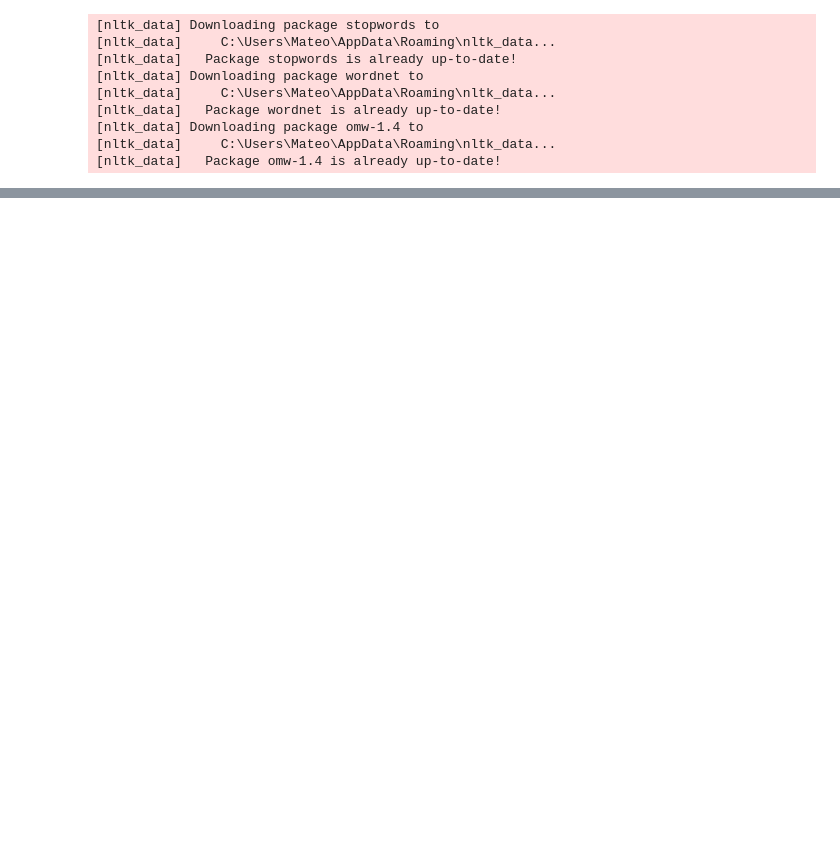
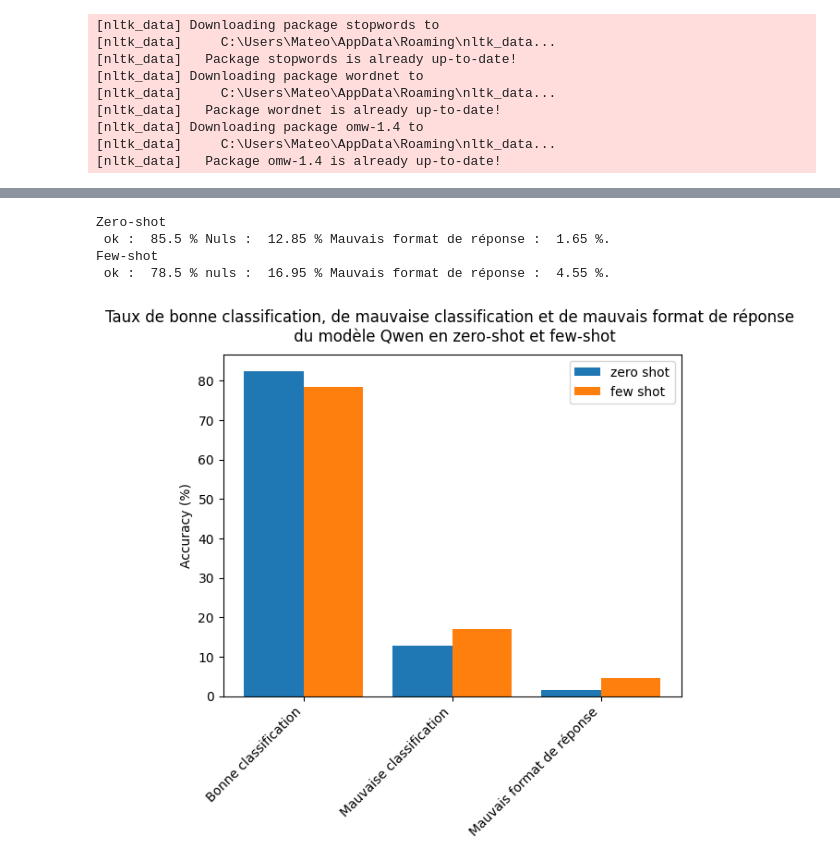
Before and after one commit to MelFleury/ProjetTAL, a Jupyter notebook: Classification_opinion_films.ipynb, the cells around one changed output, grey strips where cells are left out. Saved outputs shown, nothing was run; the diff lists cells and outputs as text; code cells hidden in the pictures; blank space fills up the shorter version.

```diff
--- a/Classification_opinion_films.ipynb
+++ b/Classification_opinion_films.ipynb
@@ -653,0 +913,67 @@ Epoch 19: Test Loss = 0.8159, Test Accuracy = 0.7536
+# %%
+# Accuracy classification zero-shot
+o1,p1,n1 = test_perf(txts_test, classification_zero_shot, filelabels_test)
+
+perc_o1 = 100*o1/(len(txts_test))
+perc_p1 = 100*p1/(len(txts_test))
+perc_n1 = 100*n1/(len(txts_test))
+
+print(
+    'Zero-shot\n Ok : ', perc_o1, '%\n',
+    'Nuls : ', perc_n1, '%\n',
+    'Mauvais format de réponse : ', perc_p1, '%.')
+
+global_result.append(perc_o1)
+global_methode.append('Ollama - zero-shot')
+
+# Accuracy classification few-shot
+o2,p2,n2 = test_perf(txts_test, classification_few_shot, filelabels_test)
+
+perc_o2 = 100*o2/(len(txts_test))
+perc_p2 = 100*p2/(len(txts_test))
+perc_n2 = 100*n2/(len(txts_test))
+
+print(
+    'Few-shot\n Ok : ', perc_o2, '%\n',
+    'Nuls : ', perc_n2, '%\n',
+    'Mauvais format de réponse : ', perc_p2, '%.')
+
+global_result.append(perc_o2)
+global_methode.append('Ollama - few-shot')
+# %% [output]
+Zero-shot
+ ok :  85.5 % Nuls :  12.85 % Mauvais format de réponse :  1.65 %.
+Few-shot
+ ok :  78.5 % nuls :  16.95 % Mauvais format de réponse :  4.55 %.
+# %%
+perc_o1=82.5
+perc_o2=78.5
+perc_n1=12.85
+perc_n2=16.95
+perc_p1=1.65
+perc_p2=4.55
+# %%
+# Visualisation des résultats
+fig, ax = plt.subplots()
+
+X = ['Bonne classification', 'Mauvaise classification', 'Mauvais format de réponse']
+
+zero_shot = [perc_o1, perc_n1, perc_p1]
+few_shot = [perc_o2, perc_n2, perc_p2]
+
+X_axis = np.arange(len(X))
+
+plt.bar(X_axis - 0.2, zero_shot, 0.4, label = 'zero shot')
+plt.bar(X_axis + 0.2, few_shot, 0.4, label = 'few shot')
+
+# Rotation des étiquettes pour éviter le chevauchement
+plt.xticks(rotation=45, ha="right")
+
+plt.xticks(X_axis, X)
+plt.legend()
+ax.set_ylabel('Accuracy (%)')
+ax.set_title("Taux de bonne classification, de mauvaise classification et de mauvais format de réponse \n du modèle Qwen en zero-shot et few-shot", pad = 10)
+
+plt.show()
+# %% [output]
+[figure, added]
```
Also changed, not shown: parts of 37 cells of this notebook.
